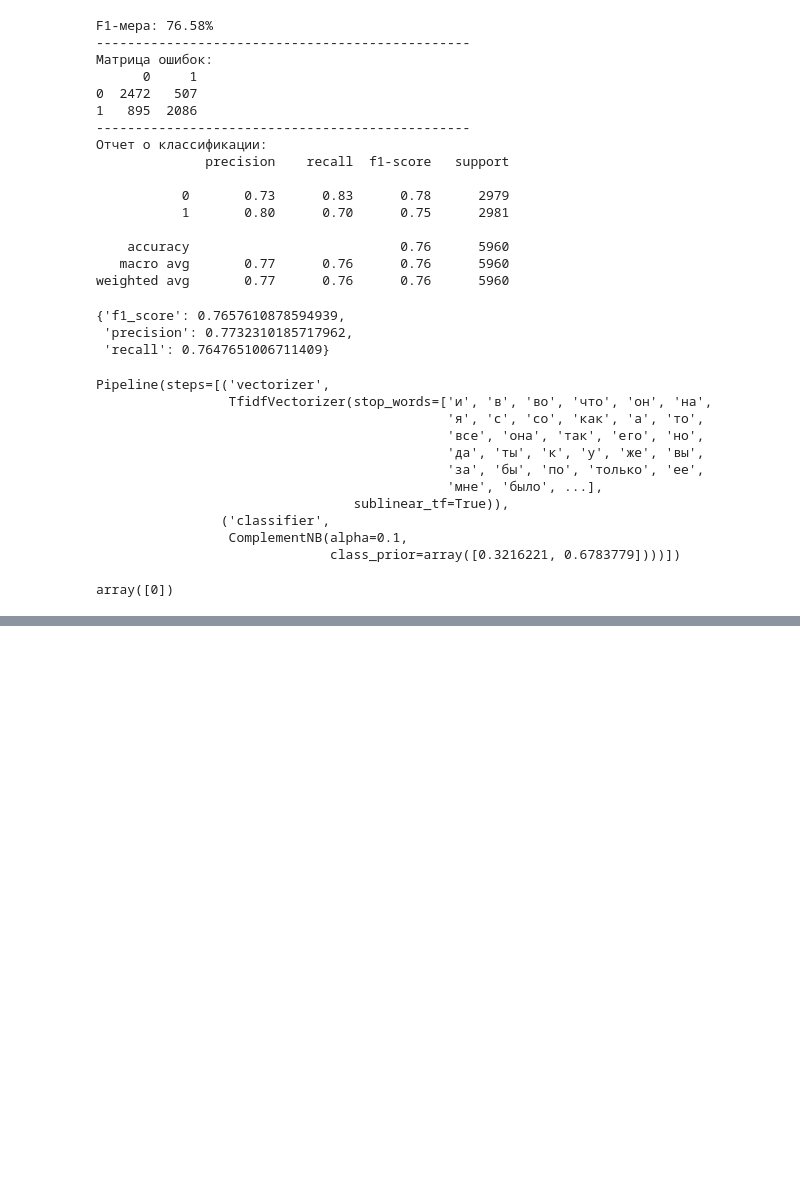
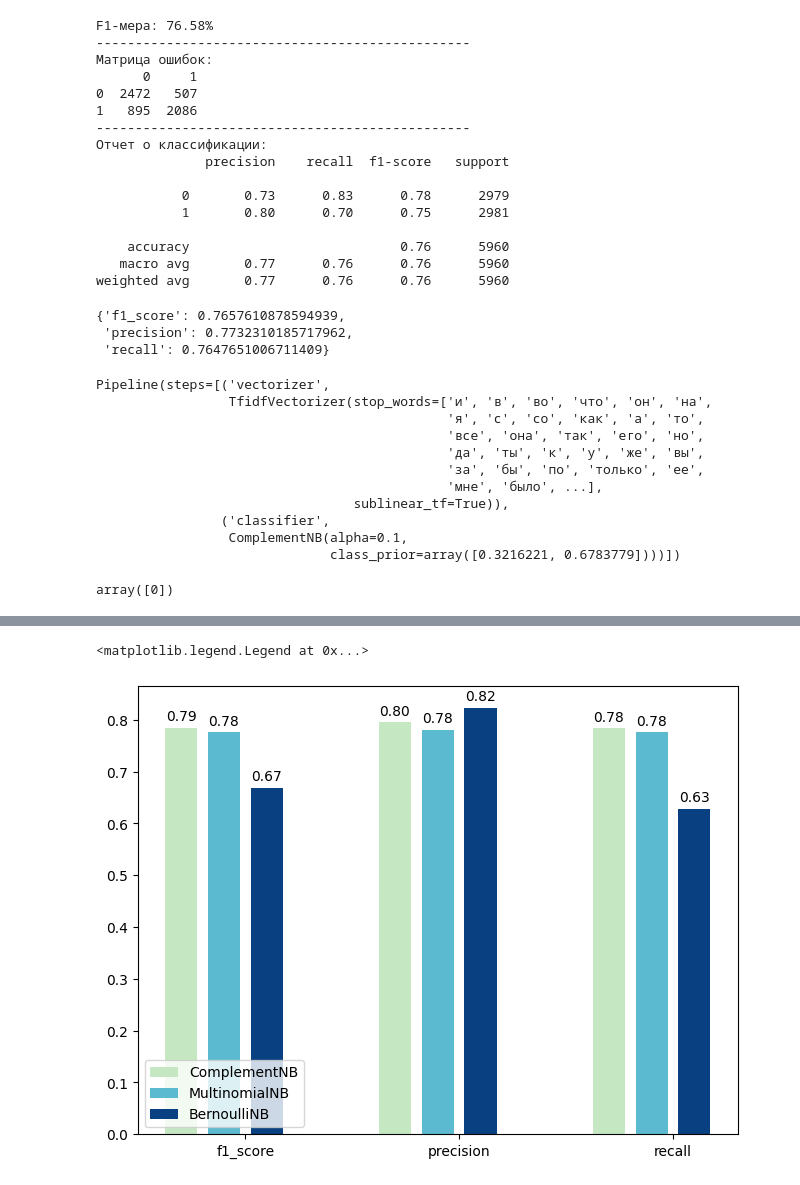
Before and after one commit to Ra9jkDM/sentiment_assessment_model, a Jupyter notebook: ML_Naive_Bayes_classifier.ipynb, the cells around one changed output, grey strips where cells are left out. Saved outputs shown, nothing was run; the diff lists cells and outputs as text; code cells hidden in the pictures; blank space fills up the shorter version.

Commit message:
compare NB models

```diff
--- a/ML_Naive_Bayes_classifier.ipynb
+++ b/ML_Naive_Bayes_classifier.ipynb
@@ -313,0 +627,11 @@ array([0])
+# %%
+models_score = {}
+# %%
+tfidf = TfidfVectorizer(stop_words = stop_list, sublinear_tf=True, max_df=0.8, min_df=1, ngram_range=(1, 5), max_features=90_000)
+vec = tfidf.fit_transform(X_train)
+vec_test = tfidf.transform(X_test)
+len(tfidf.vocabulary_)
+model = ComplementNB(class_prior=weight, alpha=0.5, force_alpha=True)
+model.fit(vec, y_train)
+predicted = model.predict(vec_test)
+models_score['ComplementNB'] = dis_metrix(predicted, y_test)
@@ -313,0 +655,5 @@ array([0])
+# %%
+model = MultinomialNB(class_prior=weight, alpha=0.1, force_alpha=True)
+model.fit(vec, y_train)
+predicted = model.predict(vec_test)
+models_score['MultinomialNB']=dis_metrix(predicted, y_test)
@@ -313,0 +677,8 @@ array([0])
+# %%
+count_vec = CountVectorizer(stop_words=stop_list, max_df=0.8, min_df=1, ngram_range=(1, 5), max_features=90_000)
+vec = count_vec.fit_transform(X_train)
+vec_test = count_vec.transform(X_test)
+model = BernoulliNB(class_prior=weight, alpha=1, force_alpha=True)
+model.fit(vec, y_train)
+predicted = model.predict(vec_test)
+models_score['BernoulliNB']=dis_metrix(predicted, y_test)
@@ -313,0 +702,20 @@ array([0])
+# %%
+fig, ax = plt.subplots(layout='constrained')
+
+x = np.arange(3)
+offset = 0
+colors = [plt.cm.GnBu(i) for i in [70, 150, 255]]
+
+plt.set_cmap(cmap=plt.cm.GnBu)
+for key, j in enumerate(models_score.keys()):
+    score =  models_score[j].values()
+    bar = ax.bar(x + offset, score, 0.15, label=j, color=colors[key])
+    ax.bar_label(bar, padding=3,  fmt='%.2f')
+    offset += 0.2
+
+
+ax.set_xticks(x + 0.3, models_score['BernoulliNB'].keys())
+ax.legend()
+# %% [output]
+<matplotlib.legend.Legend at 0x...>
+[figure, added]
```
Also changed, not shown: parts of 32 cells of this notebook.
